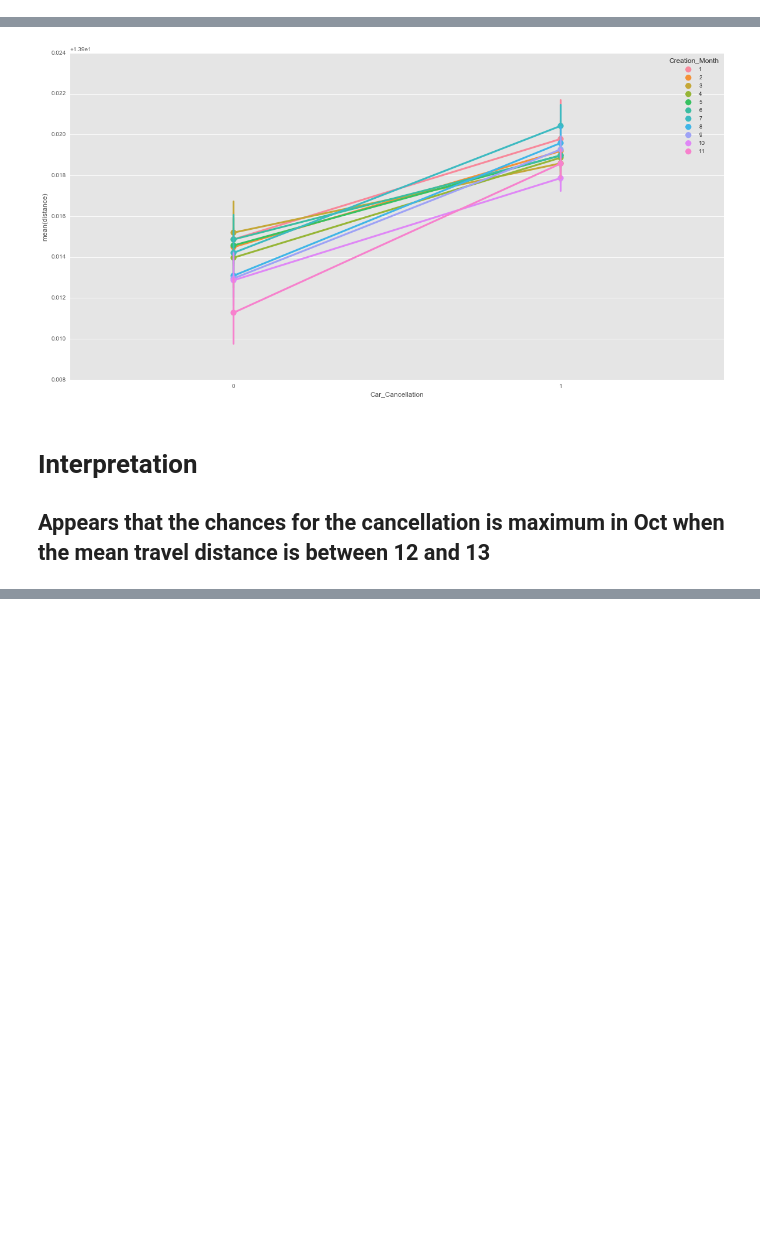
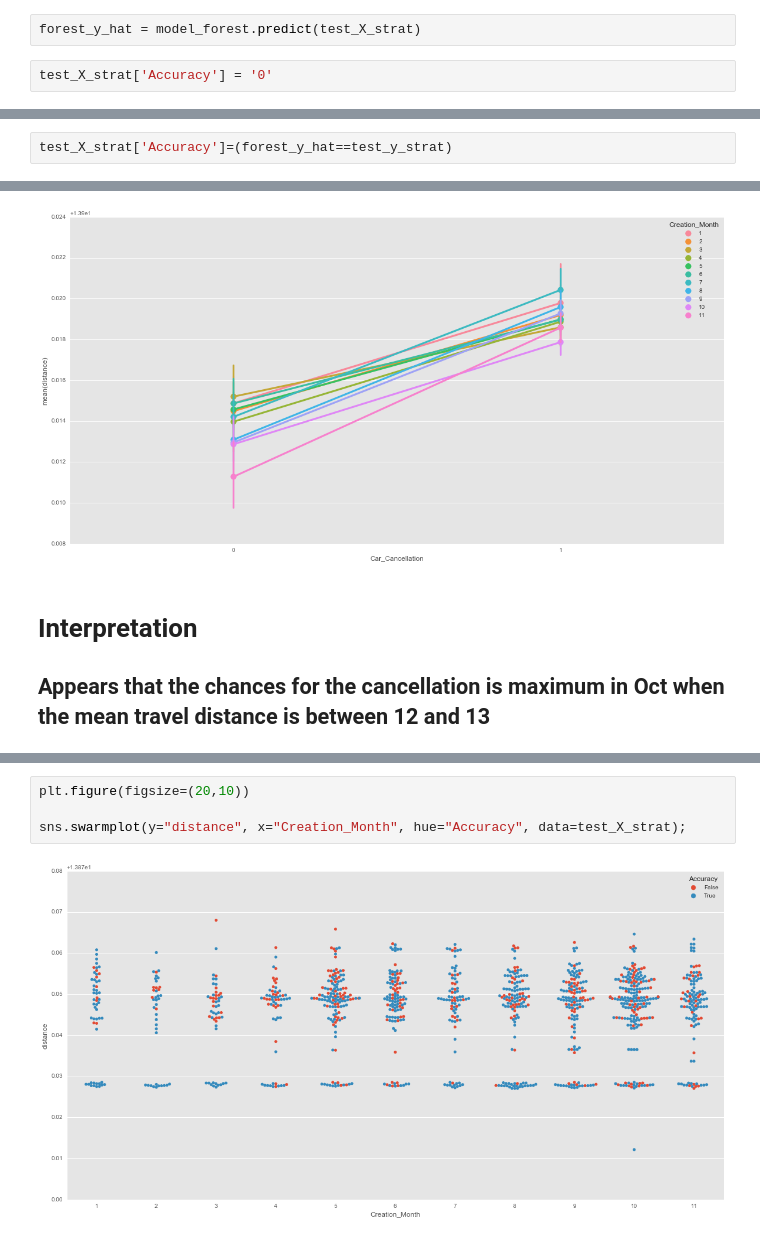
Before and after one commit to devesh1412/DS-SF-23, a Jupyter notebook: final-project/final_analysis/Final_Project_30JUN.ipynb, the cells around one changed output, grey strips where cells are left out. Cells and saved outputs as stored; diff of their text form; blank space fills up the shorter version.

```diff
--- a/final-project/final_analysis/Final_Project_30JUN.ipynb
+++ b/final-project/final_analysis/Final_Project_30JUN.ipynb
@@ -1151,3 +1153,7 @@ plt.plot(cv_forest_df.Iteration, cv_forest_df.Score)
 model_forest.score(test_X_strat, test_y_strat)
 # %% [output]
 0.70180180180180185
+# %%
+forest_y_hat = model_forest.predict(test_X_strat)
+# %%
+test_X_strat['Accuracy'] = '0'
@@ -1153,0 +1166,2 @@ model_forest.score(test_X_strat, test_y_strat)
+# %%
+test_X_strat['Accuracy']=(forest_y_hat==test_y_strat)
@@ -1183,0 +1246,6 @@ sns.pointplot(x="Car_Cancellation", y="distance", hue="Creation_Month", data=tra
+# %%
+plt.figure(figsize=(20,10))
+
+sns.swarmplot(y="distance", x="Creation_Month", hue="Accuracy", data=test_X_strat);
+# %% [output]
+[figure, added]
```
Also changed, not shown: parts of 7 cells of this notebook, 1 other file.
